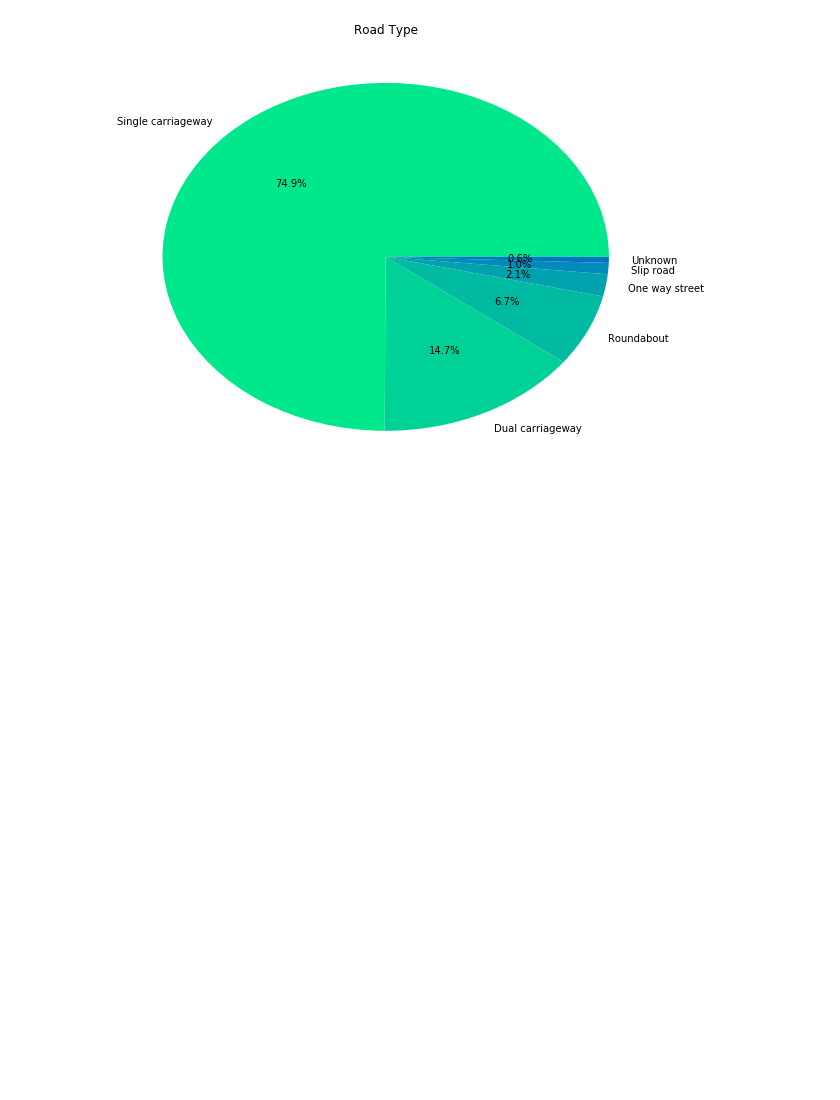
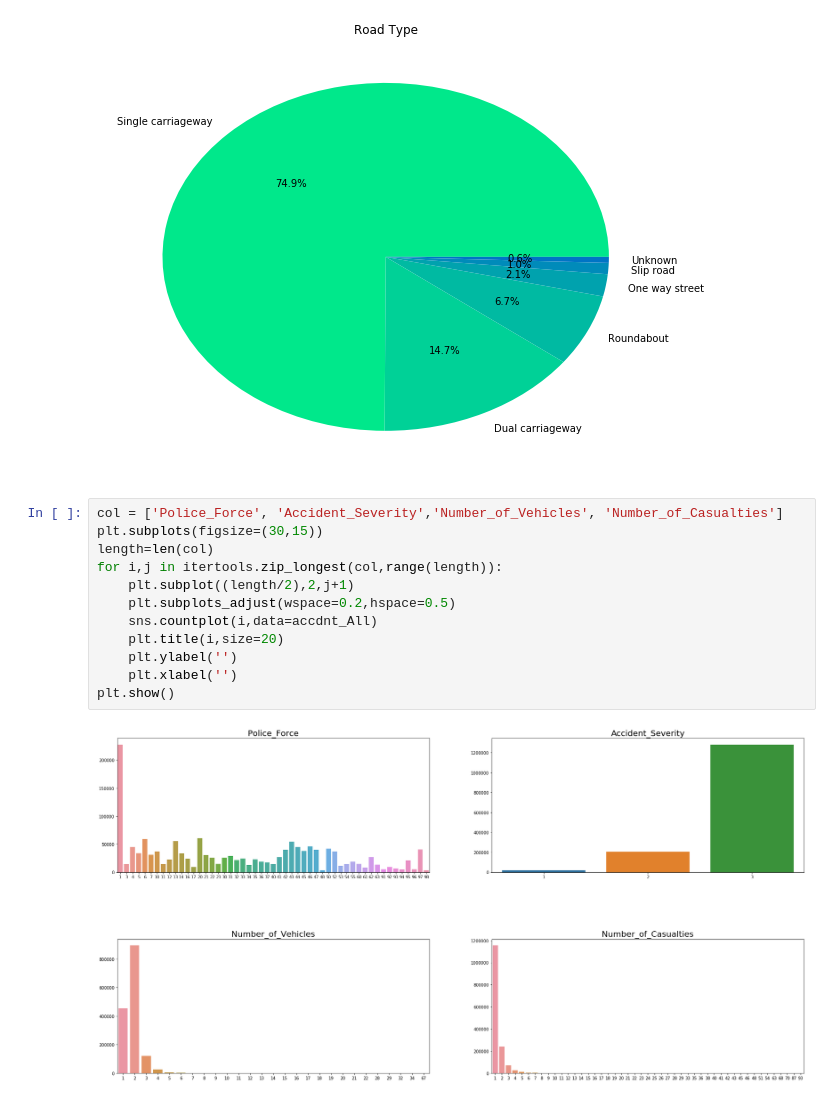
Before and after one commit to ArshadKhurshid/UK-Accident-History, a Jupyter notebook: UKAccident.ipynb, the cells around one changed output. Saved outputs shown, nothing was run; the diff lists cells and outputs as text; blank space fills up the shorter version.

Commit message:
chore: Add Count comparison chart

```diff
--- a/UKAccident.ipynb
+++ b/UKAccident.ipynb
@@ -241,3 +241,17 @@ plt.title('Road Type')
 plt.show()
 # %% [output]
 [figure]
+# %%
+col = ['Police_Force', 'Accident_Severity','Number_of_Vehicles', 'Number_of_Casualties']
+plt.subplots(figsize=(30,15))
+length=len(col)
+for i,j in itertools.zip_longest(col,range(length)):
+    plt.subplot((length/2),2,j+1)
+    plt.subplots_adjust(wspace=0.2,hspace=0.5)
+    sns.countplot(i,data=accdnt_All)
+    plt.title(i,size=20)
+    plt.ylabel('')
+    plt.xlabel('')
+plt.show()
+# %% [output]
+[figure, added]
```
